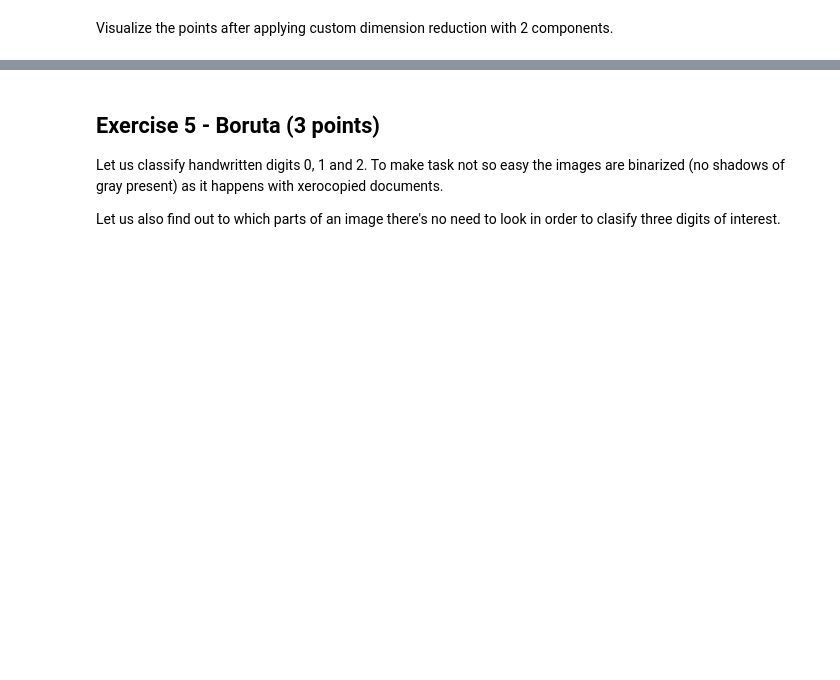
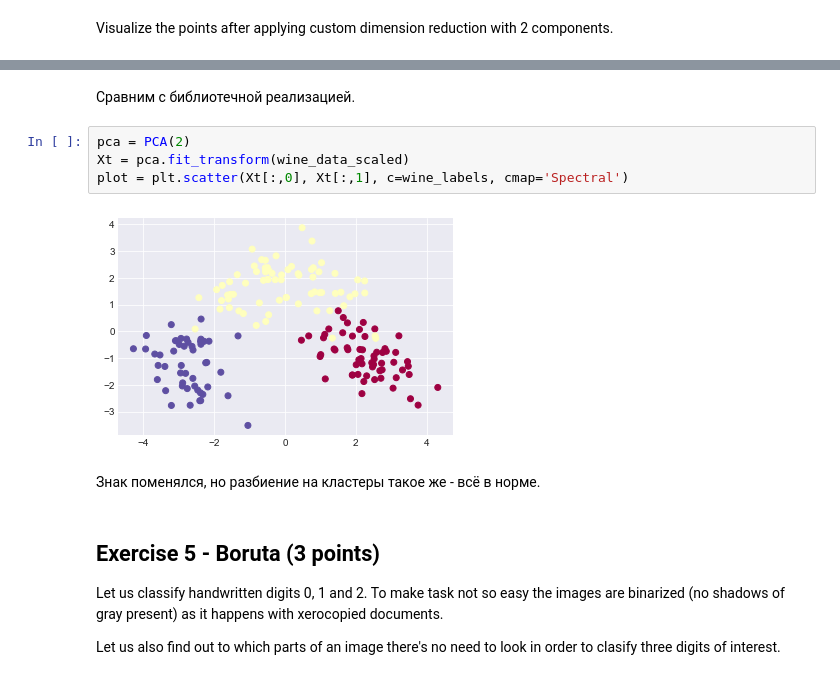
Before and after one commit to Feosen/ml-intro-2022-6, a Jupyter notebook: notebooks/homework.ipynb, the cells around one changed output, grey strips where cells are left out. Saved outputs shown, nothing was run; the diff lists cells and outputs as text; blank space fills up the shorter version.

```diff
--- a/notebooks/homework.ipynb
+++ b/notebooks/homework.ipynb
@@ -261,3 +319,13 @@ Visualize the points after applying custom dimension reduction with 2 components
+# %% [markdown]
+Сравним с библиотечной реализацией.
+# %%
+pca = PCA(2)
+Xt = pca.fit_transform(wine_data_scaled)
+plot = plt.scatter(Xt[:,0], Xt[:,1], c=wine_labels, cmap='Spectral')
+# %% [output]
+[figure, added]
+# %% [markdown]
+Знак поменялся, но разбиение на кластеры такое же - всё в норме.
 # %% [markdown]
 ## Exercise 5 - Boruta (3 points)
 
```
Also changed, not shown: parts of 29 cells of this notebook.
